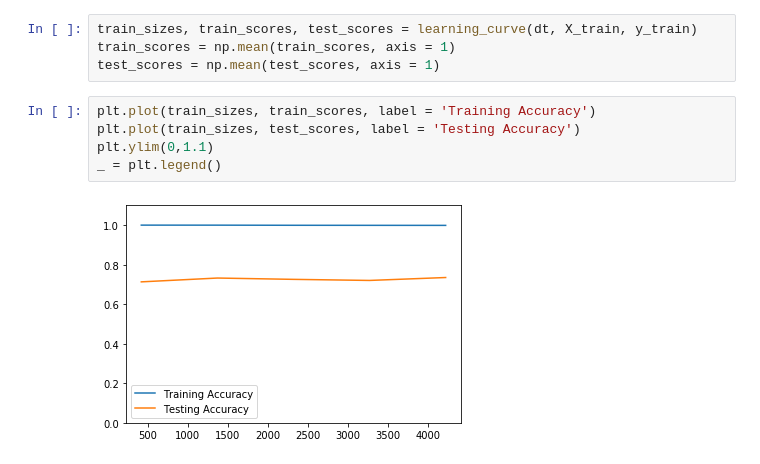
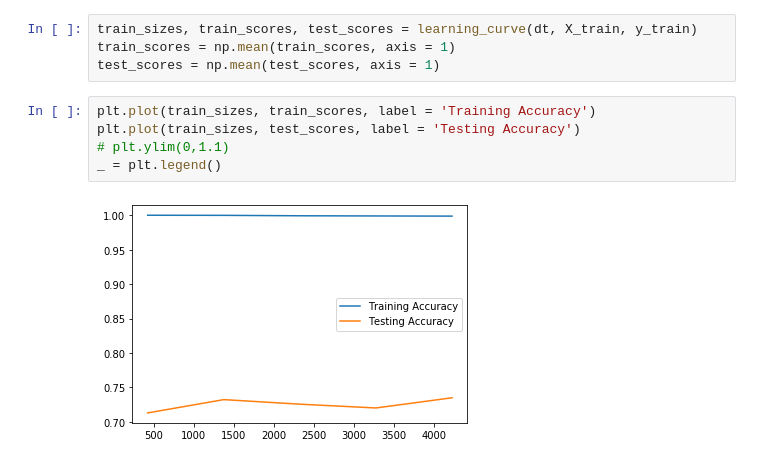
Before and after one commit to karthik-maddukuri/churn-model, a Jupyter notebook: notebooks/05. Training Extra models.ipynb, the cells around one changed output. Saved outputs shown, nothing was run; the diff lists cells and outputs as text.

```diff
--- a/notebooks/05. Training Extra models.ipynb
+++ b/notebooks/05. Training Extra models.ipynb
@@ -189,7 +189,7 @@ test_scores = np.mean(test_scores, axis = 1)
 # %%
 plt.plot(train_sizes, train_scores, label = 'Training Accuracy')
 plt.plot(train_sizes, test_scores, label = 'Testing Accuracy')
-plt.ylim(0,1.1)
+# plt.ylim(0,1.1)
 _ = plt.legend()
 # %% [output]
-[figure, old version]
+[figure, new version]
```
Also changed, not shown: parts of 3 cells of this notebook.
